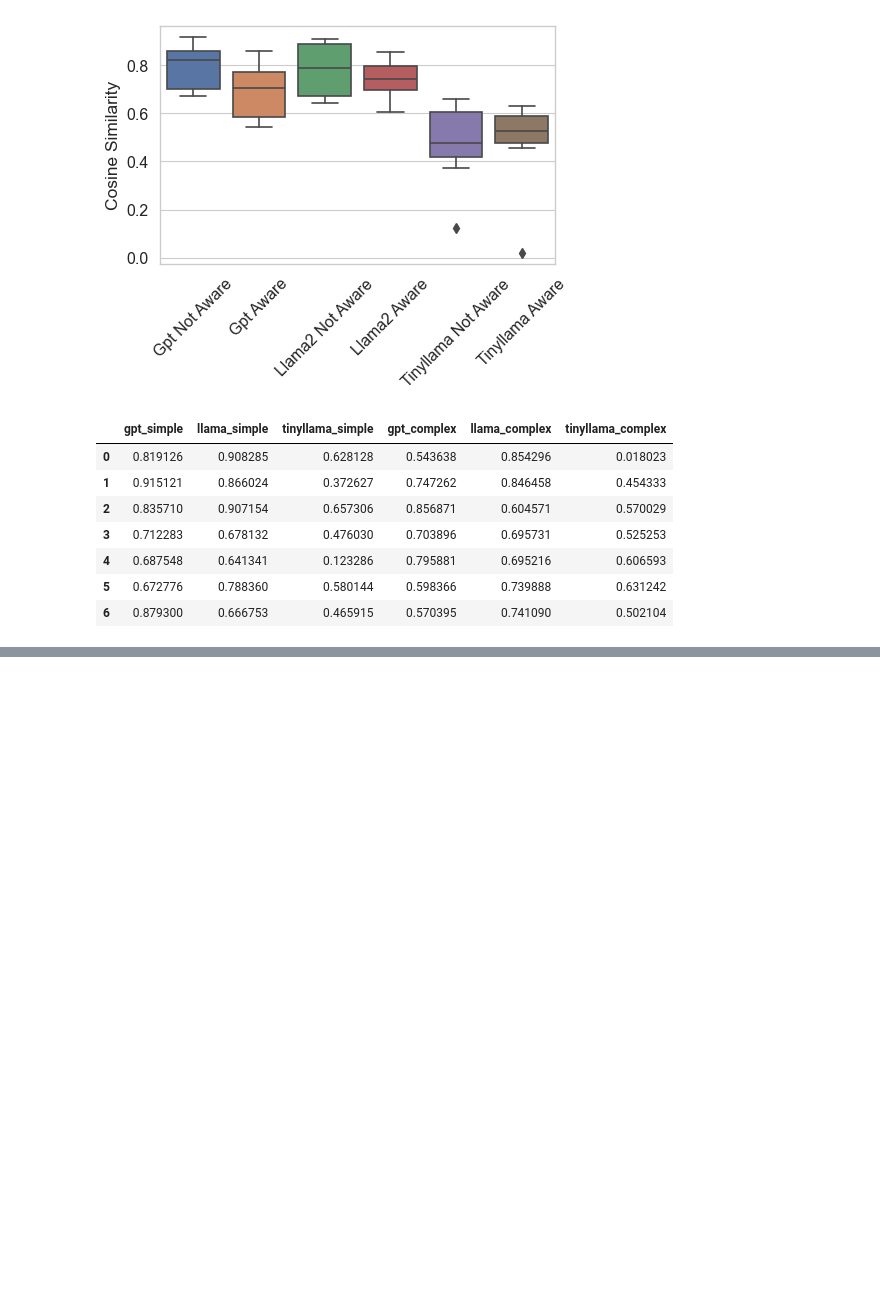
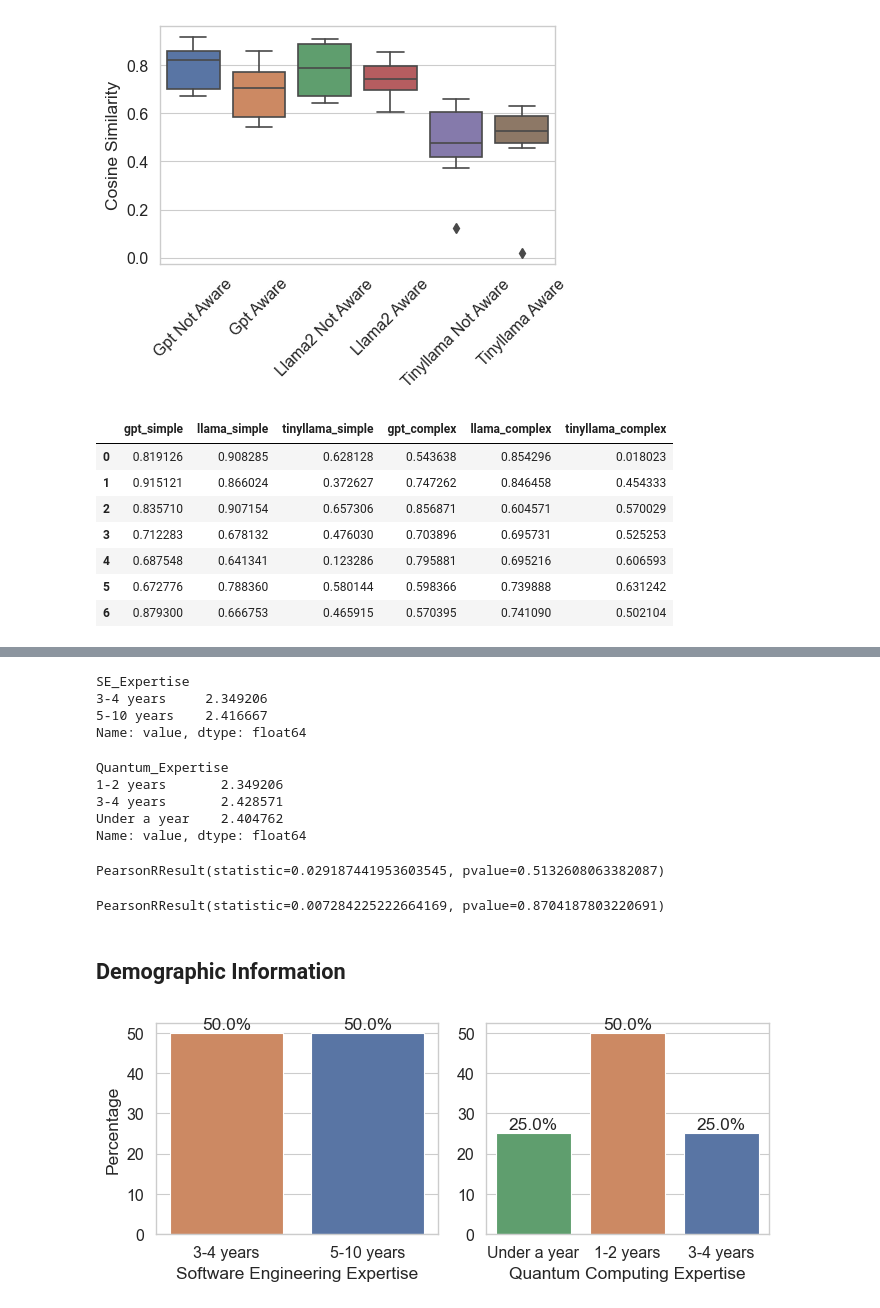
Before and after one commit to giordanoDaloisio/XQuantum, a Jupyter notebook: analysis.ipynb, the cells around one changed output, grey strips where cells are left out. Drawn from its saved outputs; the diff is of its cells as text; code cells hidden in the pictures; blank space fills up the shorter version.

```diff
--- a/analysis.ipynb
+++ b/analysis.ipynb
@@ -13,5 +26,5 @@ res = pd.read_csv("results.csv", sep=";", header=None)
 # %%
-res_t = res.T
+res_t = res.drop(columns=[0,1]).T
 res_t.columns = ["Run", "Prompt", "Model", "Score1", "Score2", "Score3", "Score4"]
 res_t["Score1"] = res_t["Score1"].astype(float)
 res_t["Score2"] = res_t["Score2"].astype(float)
@@ -925,0 +1064,58 @@ similarity.round(2).to_latex("tables/similarity.tex", float_format="%.2f")
+# %%
+corr_data.groupby("SE_Expertise")["value"].mean()
+# %% [output]
+SE_Expertise
+3-4 years     2.349206
+5-10 years    2.416667
+Name: value, dtype: float64
+# %%
+corr_data.groupby("Quantum_Expertise")["value"].mean()
+# %% [output]
+Quantum_Expertise
+1-2 years       2.349206
+3-4 years       2.428571
+Under a year    2.404762
+Name: value, dtype: float64
+# %%
+stats.pearsonr(corr_data['SE_Expertise_ord'], corr_data['value'])
+# %% [output]
+PearsonRResult(statistic=0.029187441953603545, pvalue=0.5132608063382087)
+# %%
+stats.pearsonr(corr_data["Quantum_Expertise_ord"], corr_data["value"])
+# %% [output]
+PearsonRResult(statistic=0.007284225222664169, pvalue=0.8704187803220691)
+# %% [markdown]
+## Demographic Information
+# %%
+res.columns = res.iloc[0]
+# %%
+res.drop([0, 1, 2], inplace=True)
+# %%
+fig, ax = plt.subplots(1,2, figsize=(7, 3))
+
+# Primo subplot
+sns.countplot(data=res, x="SE_Expertise", stat="percent", hue="SE_Expertise", ax=ax[0], order=['3-4 years', '5-10 years'])
+ax[0].set(ylabel="Percentage", xlabel="Software Engineering Expertise")
+# ax[0].set_title('Distribution of Software Engineering Expertise')
+for p in ax[0].patches:
+    ax[0].annotate(str(p.get_height())+'%',
+                   (p.get_x() + p.get_width() / 2., p.get_height()-1),
+                   ha = 'center', va = 'center',
+                   xytext = (0, 9),
+                   textcoords = 'offset points')
+
+# Secondo subplot
+sns.countplot(data=res, x="Quantum_Expertise", stat="percent", hue="Quantum_Expertise", ax=ax[1], order=['Under a year', '1-2 years', '3-4 years'])
+ax[1].set(ylabel="", xlabel="Quantum Computing Expertise")
+# ax[1].set_title('Distribution of Quantum Computing Expertise')
+for p in ax[1].patches:
+    ax[1].annotate(str(p.get_height())+'%',
+                   (p.get_x() + p.get_width() / 2., p.get_height()-1),
+                   ha = 'center', va = 'center',
+                   xytext = (0, 9),
+                   textcoords = 'offset points')
+
+plt.tight_layout()
+plt.savefig("figures/expertise.pdf")
+# %% [output]
+[figure, added]
```
Also changed, not shown: parts of 22 cells of this notebook, 4 other files.
